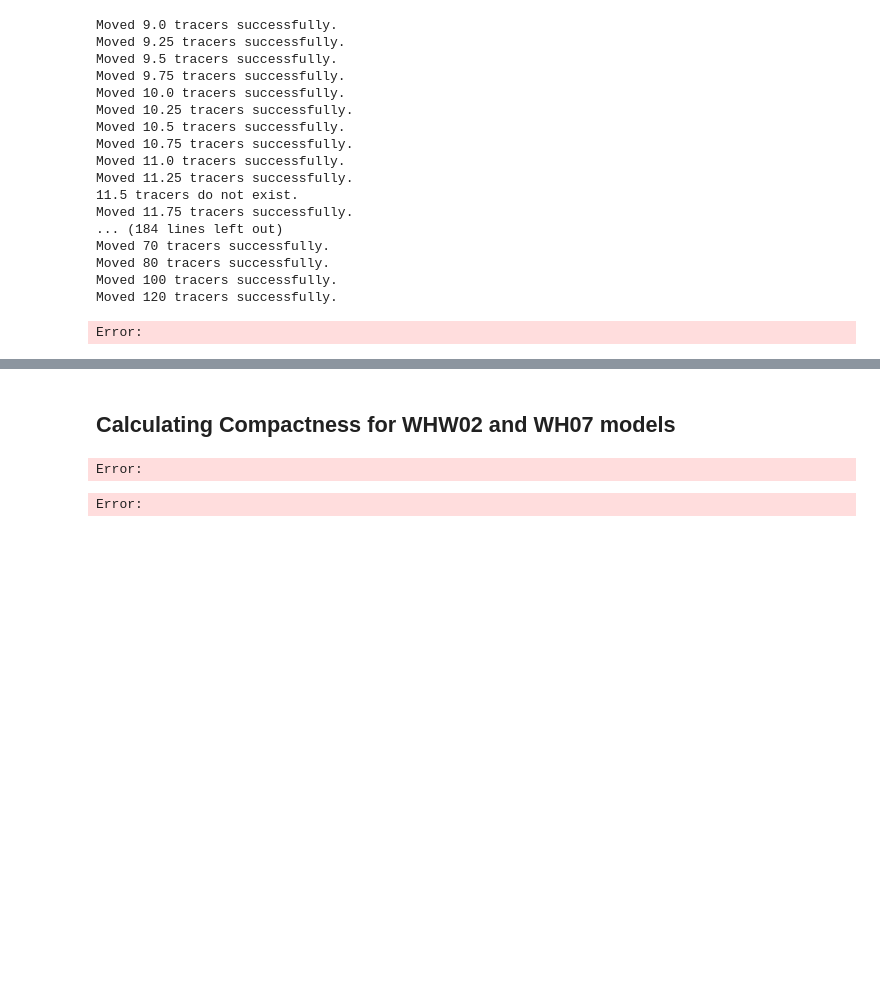
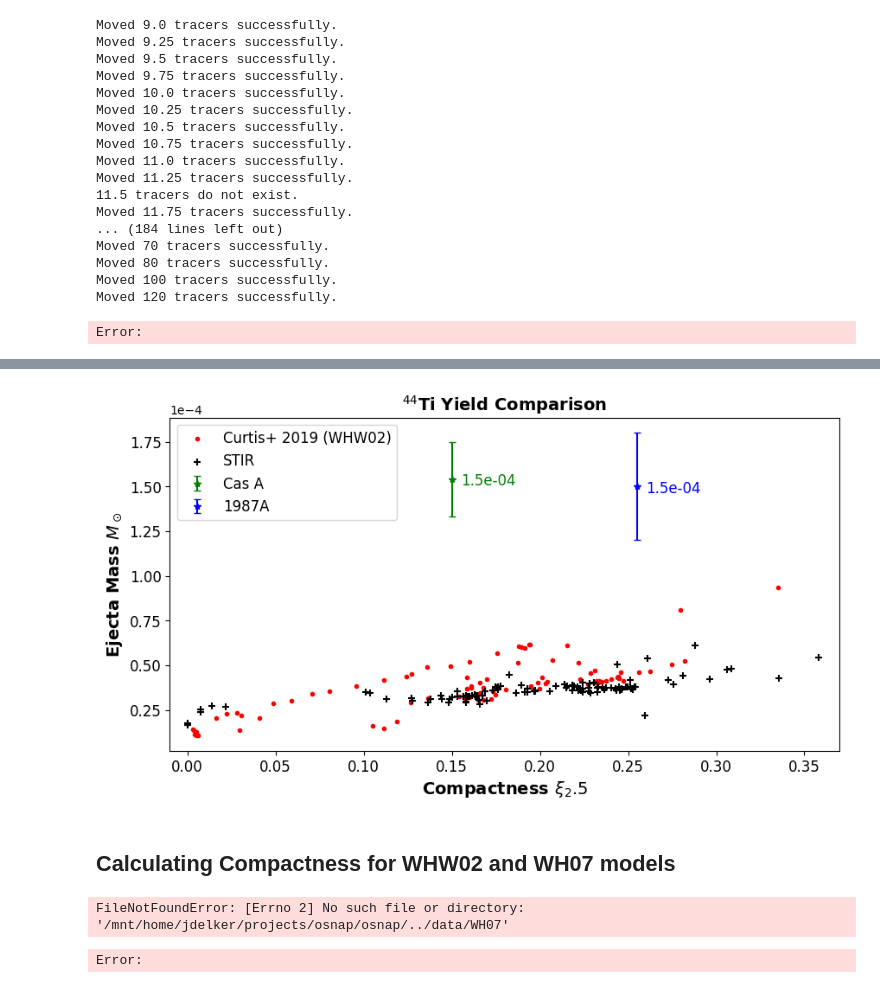
Before and after one commit to snaphu-msu/osnap, a Jupyter notebook: scripts/quick_plotting.ipynb, the cells around one changed output, grey strips where cells are left out. Saved outputs shown, nothing was run; the diff lists cells and outputs as text; code cells hidden in the pictures; blank space fills up the shorter version.

```diff
--- a/scripts/quick_plotting.ipynb
+++ b/scripts/quick_plotting.ipynb
@@ -204,7 +159,11 @@ plt.savefig(f"{config.plot_directory}/{plot_name}.png")
+# %%
+plot_yields_vs_compactness("ti44", xi_mass = 2.5, yields = ti44_yields)
+# %% [output]
+[figure, added]
 # %% [markdown]
 ## Calculating Compactness for WHW02 and WH07 models
 # %%
-model_set = "WHW02"
+model_set = "WH07"
 set_name = f"Curtis+ 2019 ({model_set})"
 calculated_values = {}
 
@@ -237,7 +196,7 @@ for index, row in external_data.iterrows():
 external_data = external_data.loc[:, ["set", "zams_mass", "xi1.75", "xi2.5", "ni56", "ni56_error", "ni57", "ni57_error", "ni58", "ni58_error", "ti44", "ti44_error"]]
 external_data.to_csv(f'{config.main_data_directory}/external_yields.txt', index=False, sep = ' ')
 # %% [output]
-Error:
+FileNotFoundError: [Errno 2] No such file or directory: '/mnt/home/jdelker/projects/osnap/osnap/../data/WH07'
 # %%
 run_date = "14may19"
 masses = config.all_masses
```
Also changed, not shown: parts of 15 cells of this notebook, 19 other files.
